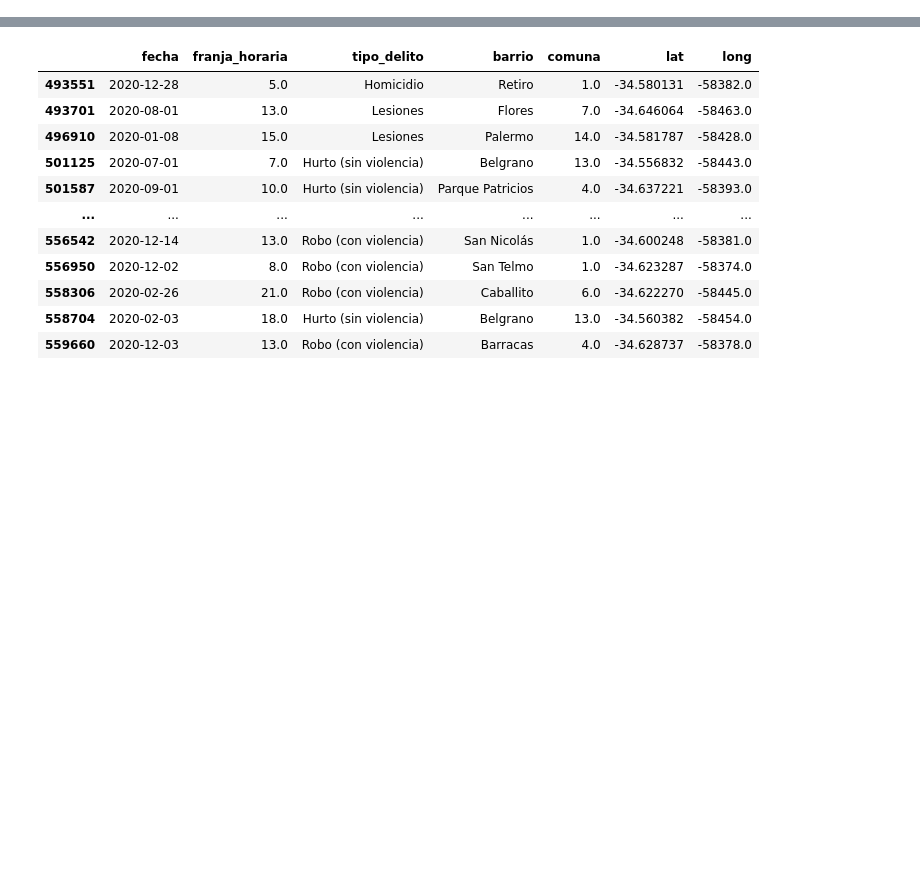
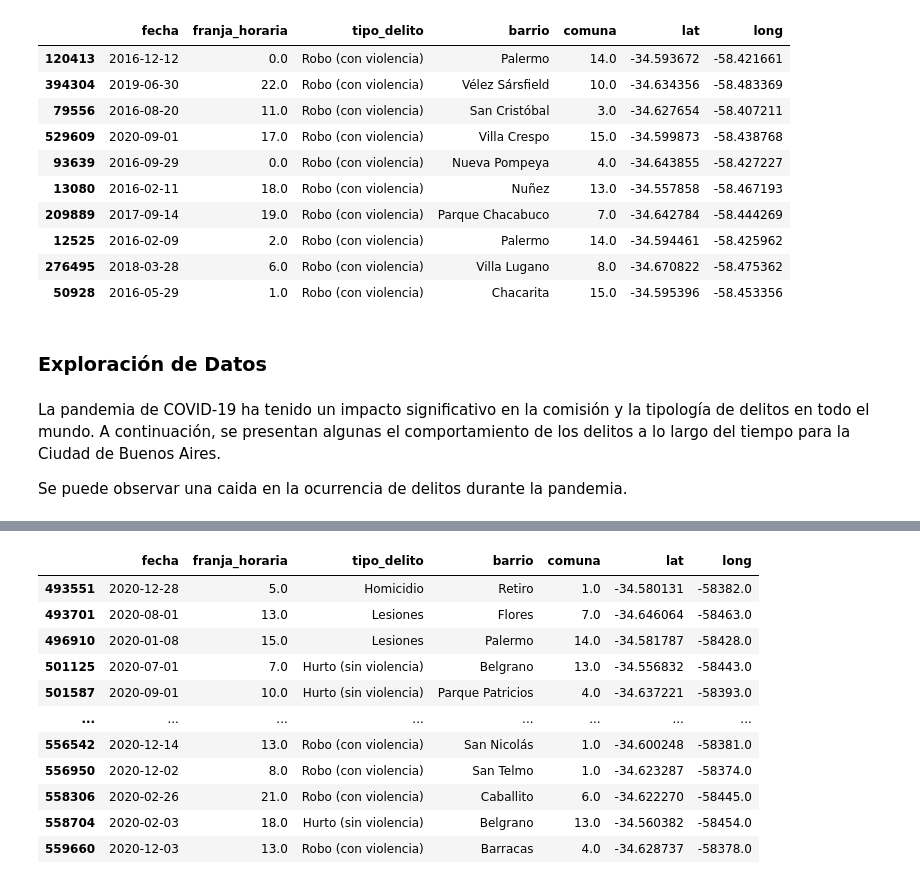
Before and after one commit to ctalamilla/analitica_delitos, a Jupyter notebook: delitos_etl.ipynb, the cells around one changed output, grey strips where cells are left out. Drawn from its saved outputs; the diff is of its cells as text; code cells hidden in the pictures; blank space fills up the shorter version.

```diff
--- a/delitos_etl.ipynb
+++ b/delitos_etl.ipynb
@@ -120,5 +217,25 @@ Name: count, dtype: int64
+# %%
+delitos.sample(10)
+# %% [output]
+|  | fecha | franja_horaria | tipo_delito | barrio | comuna | lat | long |
+| 120413 | 2016-12-12 | 0.0 | Robo (con violencia) | Palermo | 14.0 | -34.593672 | -58.421661 |
+| 394304 | 2019-06-30 | 22.0 | Robo (con violencia) | Vélez Sársfield | 10.0 | -34.634356 | -58.483369 |
+| 79556 | 2016-08-20 | 11.0 | Robo (con violencia) | San Cristóbal | 3.0 | -34.627654 | -58.407211 |
+| 529609 | 2020-09-01 | 17.0 | Robo (con violencia) | Villa Crespo | 15.0 | -34.599873 | -58.438768 |
+| 93639 | 2016-09-29 | 0.0 | Robo (con violencia) | Nueva Pompeya | 4.0 | -34.643855 | -58.427227 |
+| 13080 | 2016-02-11 | 18.0 | Robo (con violencia) | Nuñez | 13.0 | -34.557858 | -58.467193 |
+| 209889 | 2017-09-14 | 19.0 | Robo (con violencia) | Parque Chacabuco | 7.0 | -34.642784 | -58.444269 |
+| 12525 | 2016-02-09 | 2.0 | Robo (con violencia) | Palermo | 14.0 | -34.594461 | -58.425962 |
+| 276495 | 2018-03-28 | 6.0 | Robo (con violencia) | Villa Lugano | 8.0 | -34.670822 | -58.475362 |
+| 50928 | 2016-05-29 | 1.0 | Robo (con violencia) | Chacarita | 15.0 | -34.595396 | -58.453356 |
 # %%
 ts = delitos.groupby(["fecha"], as_index=False)["tipo_delito"].count().set_index('fecha').dropna()
+# %% [markdown]
+### Exploración de Datos
+# %% [markdown]
+La pandemia de COVID-19 ha tenido un impacto significativo en la comisión y la tipología de delitos en todo el mundo. A continuación, se presentan algunas el comportamiento de los delitos a lo largo del tiempo para la Ciudad de Buenos Aires.
+
+Se puede observar una caida en la ocurrencia de delitos durante la pandemia.
 # %%
 fig = px.line()
 
```
Also changed, not shown: parts of 32 cells of this notebook, 7 other files.
